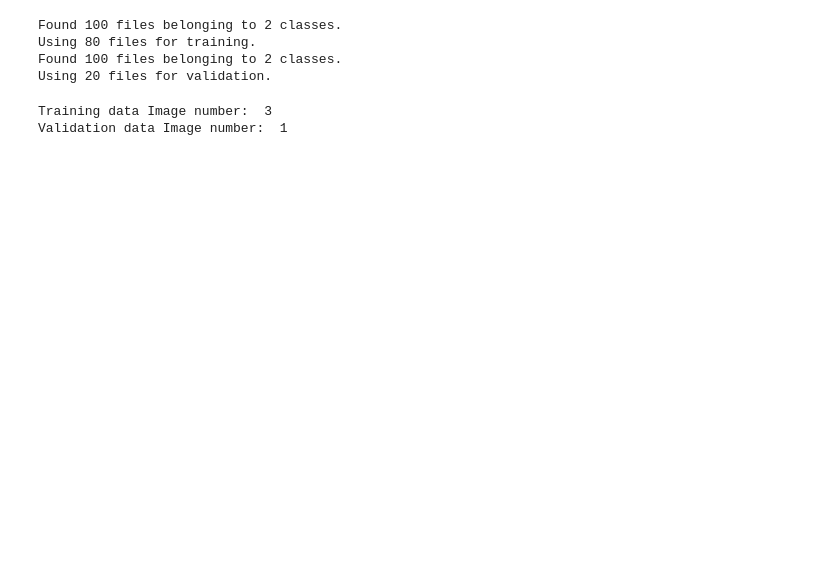
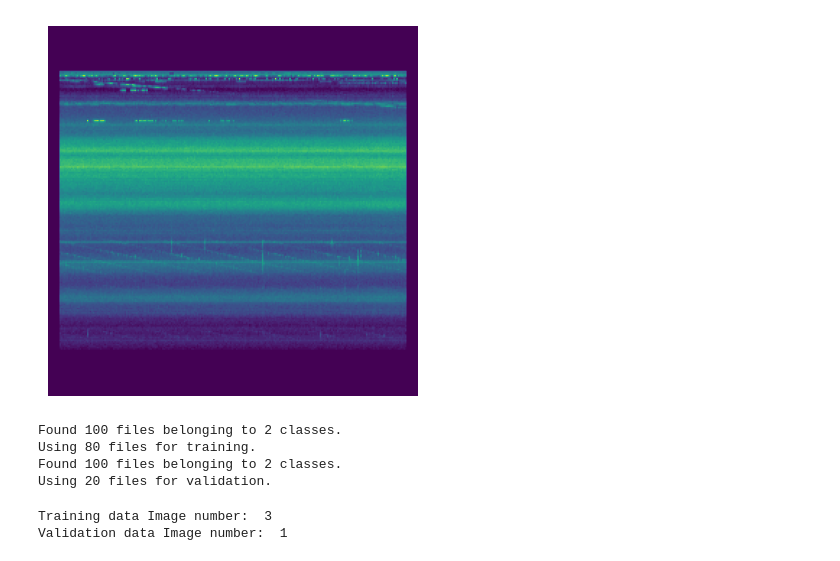
Before and after one commit to i4Ds/radio_sunburst_detector, a Jupyter notebook: model_without_hp_tuning.ipynb, the cells around one changed output. Saved outputs shown, nothing was run; the diff lists cells and outputs as text; code cells hidden in the pictures; blank space fills up the shorter version.

```diff
--- a/model_without_hp_tuning.ipynb
+++ b/model_without_hp_tuning.ipynb
@@ -113,3 +44,16 @@ model = model_builder_object.compile()
+# %%
+for file_name in os.listdir(nburst_image_dir):
+    #print(file_name)
+    if file_name.endswith('.png'):
+        image_path = os.path.join(nburst_image_dir, file_name)
+        new_img = resize_and_fill(image_path, target_size)
+        new_img.save(os.path.join(nburst_image_dir, file_name)) #save new image
+
+plt.imshow(new_img)
+plt.axis("off")
+plt.show()
+# %% [output]
+[figure, added]
 # %%
 directory = r"C:\Users\bbaki\Desktop\fhnw\Scripts\radio_sunburst_detector\data"
 train_ds = tf.keras.utils.image_dataset_from_directory(
```
Also changed, not shown: parts of 12 cells of this notebook, 1 other file.
